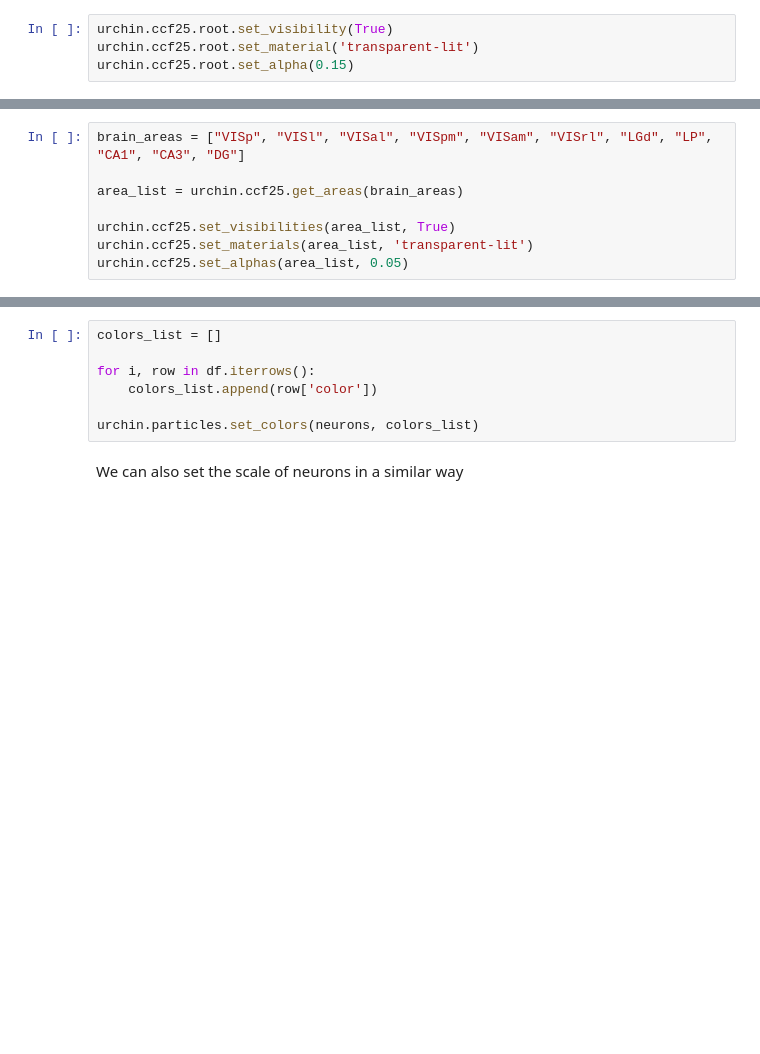
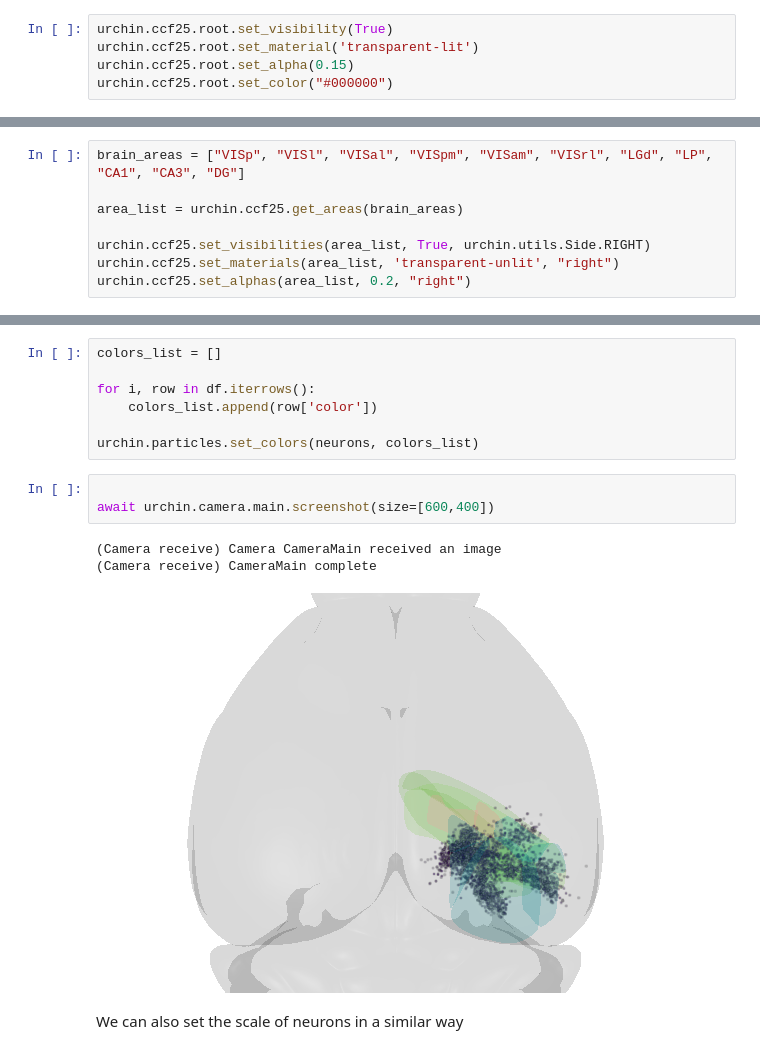
Before and after one commit to VirtualBrainLab/urchin-examples, a Jupyter notebook: basics/neurons_particles.ipynb, the cells around one changed output, grey strips where cells are left out. Cells and saved outputs as stored; diff of their text form; blank space fills up the shorter version.

```diff
--- a/basics/neurons_particles.ipynb
+++ b/basics/neurons_particles.ipynb
@@ -59,6 +60,7 @@ urchin.ccf25.load()
 urchin.ccf25.root.set_visibility(True)
 urchin.ccf25.root.set_material('transparent-lit')
 urchin.ccf25.root.set_alpha(0.15)
+urchin.ccf25.root.set_color("#000000")
 # %% [markdown]
 Cool. Let's create a group of neuron objects in Urchin. To create a group of neurons, call the `urchin.neurons.create(n)` function, passing the number of neurons n as a parameter. The create function returns a list of neuron objects, which can then be passed to plural functions to set the position, color, size (etc) of all the neurons at once.
 # %%
@@ -92,7 +94,7 @@ brain_areas = ["VISp", "VISl", "VISal", "VISpm", "VISam", "VISrl", "LGd", "LP",
 
 area_list = urchin.ccf25.get_areas(brain_areas)
 
-urchin.ccf25.set_visibilities(area_list, True)
-urchin.ccf25.set_materials(area_list, 'transparent-lit')
-urchin.ccf25.set_alphas(area_list, 0.05)
+urchin.ccf25.set_visibilities(area_list, True, urchin.utils.Side.RIGHT)
+urchin.ccf25.set_materials(area_list, 'transparent-unlit', "right")
+urchin.ccf25.set_alphas(area_list, 0.2, "right")
 # %% [output]
@@ -116,6 +121,13 @@ for i, row in df.iterrows():
     colors_list.append(row['color'])
 
 urchin.particles.set_colors(neurons, colors_list)
+# %%
+
+await urchin.camera.main.screenshot(size=[600,400])
+# %% [output]
+(Camera receive) Camera CameraMain received an image
+(Camera receive) CameraMain complete
+[figure, added]
 # %% [markdown]
 We can also set the scale of neurons in a similar way
 # %%
```
Also changed, not shown: parts of 7 cells of this notebook.
